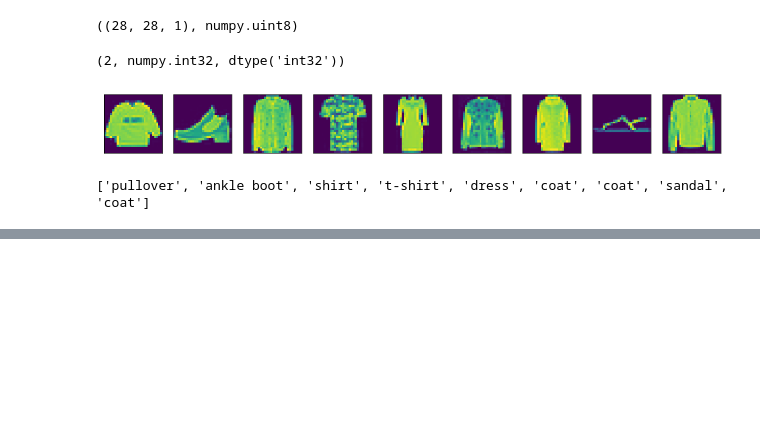
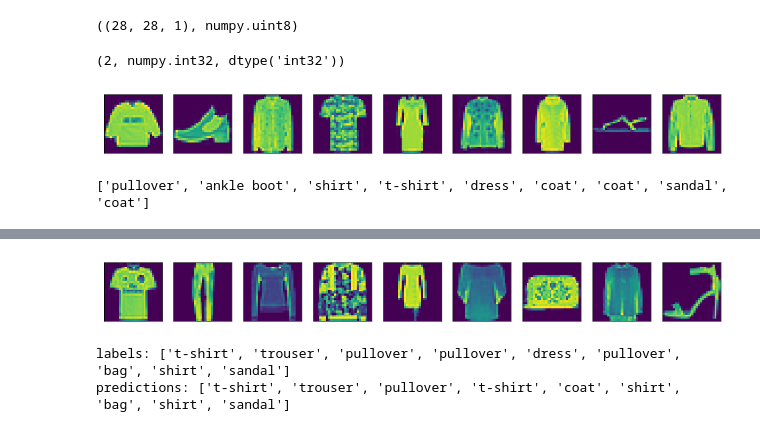
Before and after one commit to Rheasilvia/MXNet, a Jupyter notebook: notbook/softmax-regression-scratch.ipynb, the cells around one changed output, grey strips where cells are left out. Drawn from its saved outputs; the diff is of its cells as text; code cells hidden in the pictures; blank space fills up the shorter version.

```diff
--- a/notbook/softmax-regression-scratch.ipynb
+++ b/notbook/softmax-regression-scratch.ipynb
@@ -44,0 +118,6 @@ print(get_text_labels(y))
+# %%
+def evaluate_accuracy(data_iter, net):
+    acc = 0
+    for X, y in data_iter:
+        acc += accuracy(net(X), y)
+    return acc / len(data_iter)
@@ -44,0 +128,29 @@ print(get_text_labels(y))
+# %%
+#训练模型
+num_epochs = 5
+lr = 0.1
+loss = cross_entropy
+
+def train_ch3(net, train_iter, test_iter, loss, num_epochs, batch_size,
+              params=None, lr=None, trainer=None):
+    for epoch in range(1, num_epochs + 1):
+        train_l_sum = 0
+        train_acc_sum = 0
+        for X, y in train_iter:
+            with autograd.record():
+                y_hat = net(X)
+                l = loss(y_hat, y)
+            l.backward()
+            if trainer is None:
+                gb.sgd(params, lr, batch_size)
+            else:
+                trainer.step(batch_size)
+            train_l_sum += l.mean().asscalar()
+            train_acc_sum += accuracy(y_hat, y)
+        test_acc = evaluate_accuracy(test_iter, net)
+        print('epoch %d, loss %.4f, train acc %.3f, test acc %.3f'
+              % (epoch, train_l_sum / len(train_iter),
+                 train_acc_sum / len(train_iter), test_acc))
+
+train_ch3(net, train_iter, test_iter, loss, num_epochs, batch_size, params,
+          lr)
@@ -44,0 +163,14 @@ print(get_text_labels(y))
+# %%
+#预测
+data, label = mnist_test[0:9]
+show_fashion_imgs(data)
+
+print('labels:', get_text_labels(label))
+
+predicted_labels = [net(transformer(x)).argmax(axis=1).asscalar()
+                    for x in data]
+print('predictions:', get_text_labels(predicted_labels))
+# %% [output]
+[figure, added]
+labels: ['t-shirt', 'trouser', 'pullover', 'pullover', 'dress', 'pullover', 'bag', 'shirt', 'sandal']
+predictions: ['t-shirt', 'trouser', 'pullover', 't-shirt', 'coat', 'shirt', 'bag', 'shirt', 'sandal']
```
Also changed, not shown: parts of 14 cells of this notebook.
